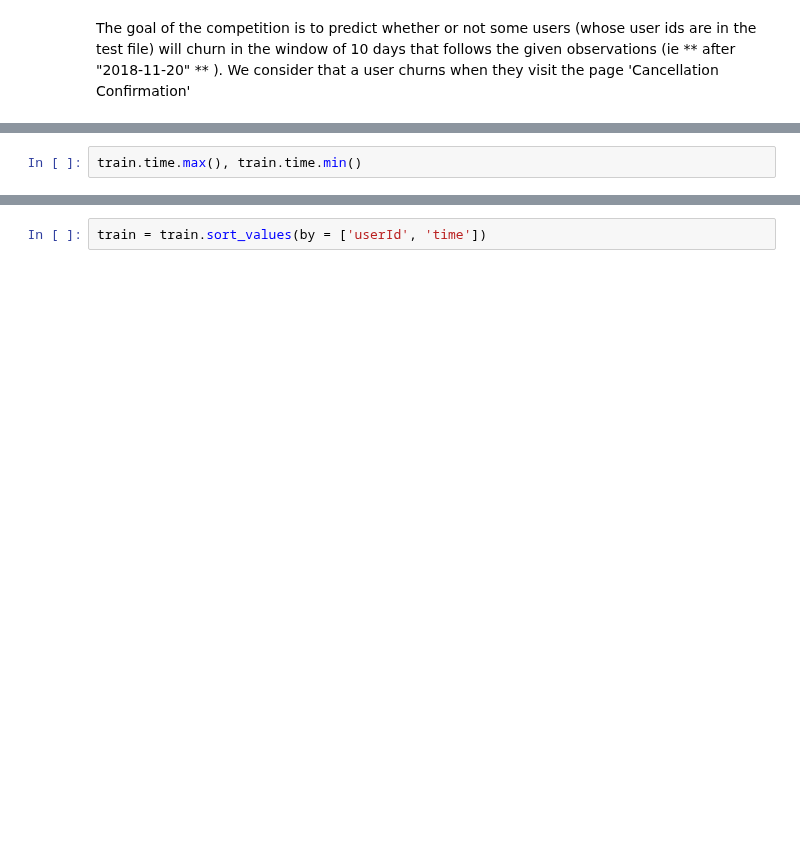
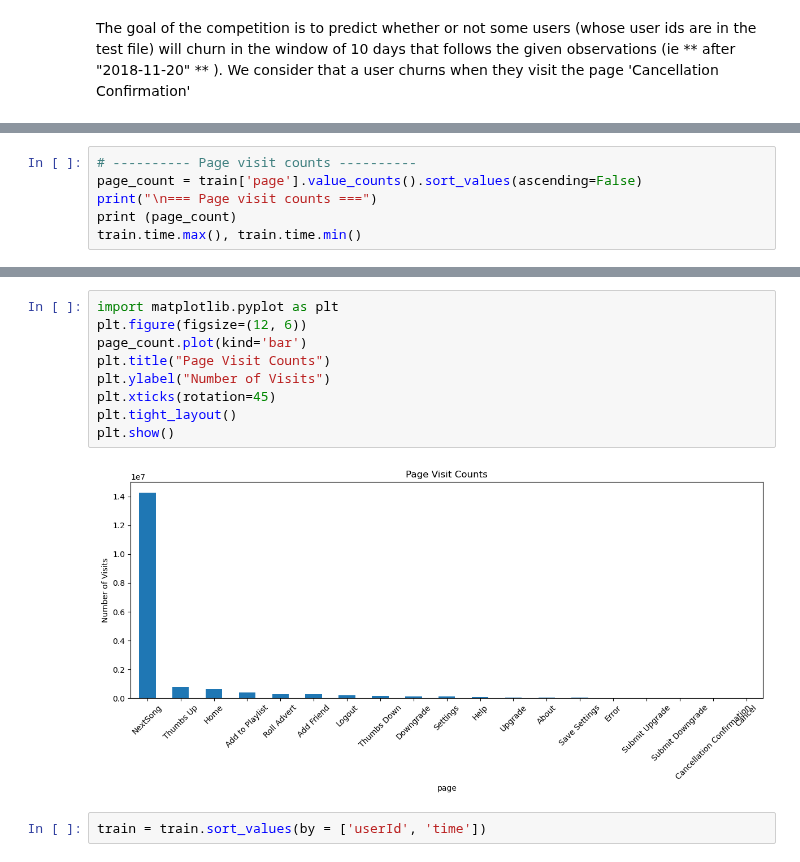
Before and after one commit to Martinoor/datascience, a Jupyter notebook: EDA_test.ipynb, the cells around one changed output, grey strips where cells are left out. Saved outputs shown, nothing was run; the diff lists cells and outputs as text; blank space fills up the shorter version.

```diff
--- a/EDA_test.ipynb
+++ b/EDA_test.ipynb
@@ -56,3 +109,7 @@ train.query("userId == '1749042'")
 # %%
+# ---------- Page visit counts ----------
+page_count = train['page'].value_counts().sort_values(ascending=False)
+print("\n=== Page visit counts ===")
+print (page_count)
 train.time.max(), train.time.min()
 # %% [output]
@@ -60,2 +134,13 @@ train.time.max(), train.time.min()
+# %%
+import matplotlib.pyplot as plt
+plt.figure(figsize=(12, 6))
+page_count.plot(kind='bar')
+plt.title("Page Visit Counts")
+plt.ylabel("Number of Visits")
+plt.xticks(rotation=45)
+plt.tight_layout()
+plt.show()
+# %% [output]
+[figure, added]
 # %%
 train = train.sort_values(by = ['userId', 'time'])
```
Also changed, not shown: parts of 12 cells of this notebook, 1 other file.
